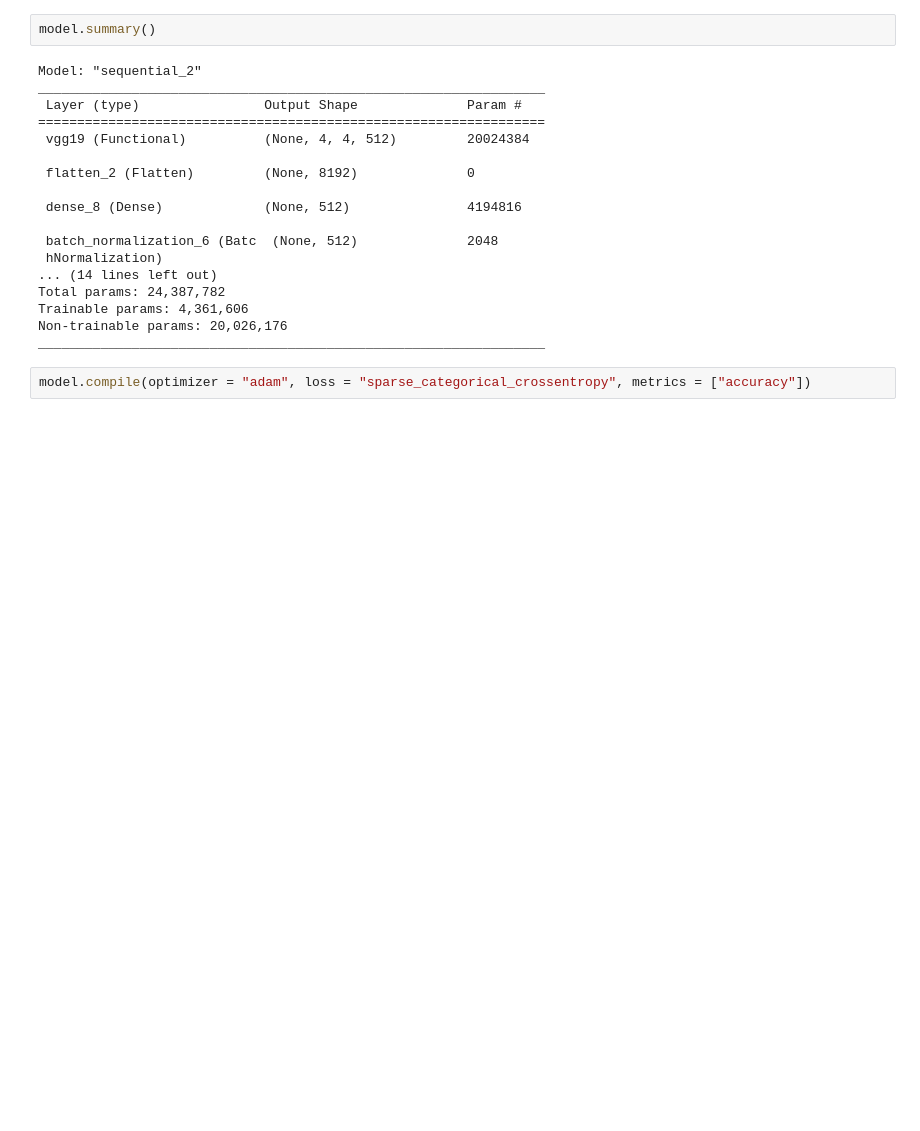
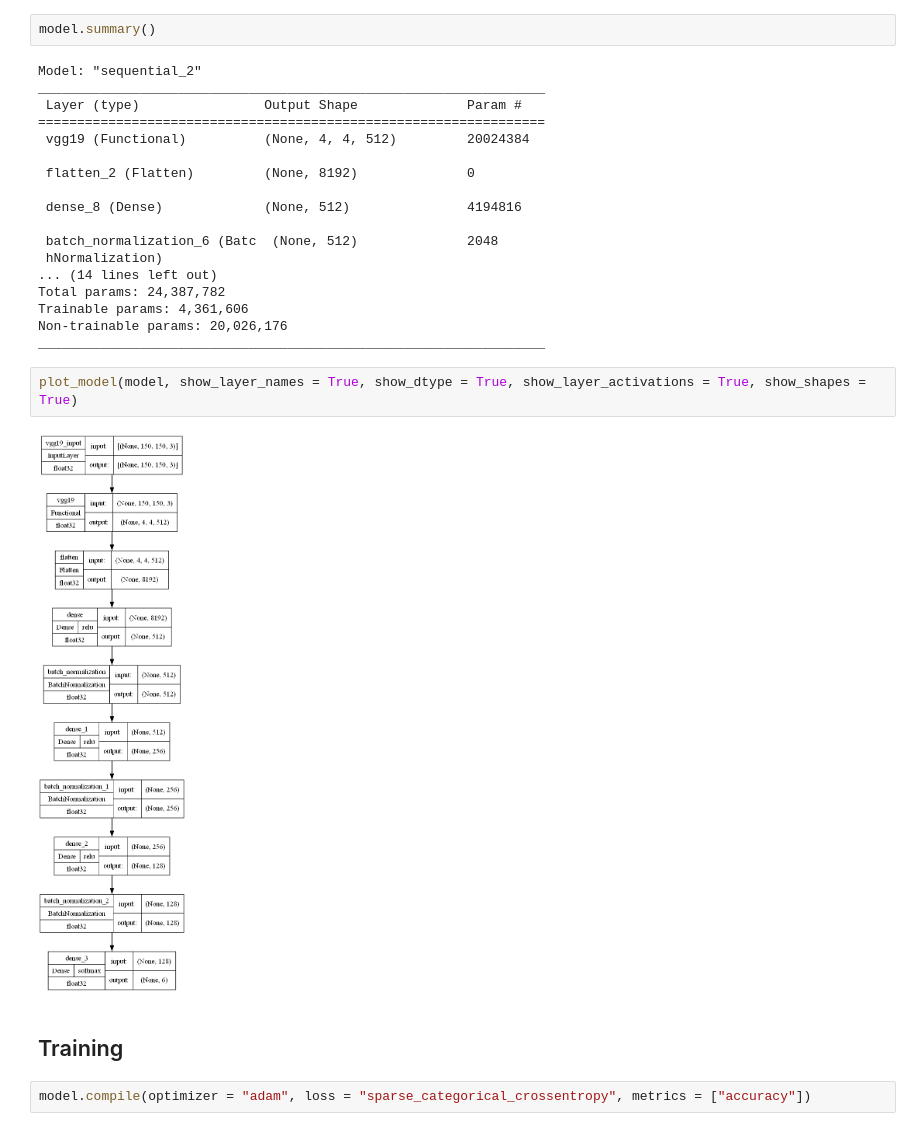
Before and after one commit to NSANTRA/Intel-CNN-Image-Classification, a Jupyter notebook: Notebooks/Classification With Transfer Learning.ipynb, the cells around one changed output. Saved outputs shown, nothing was run; the diff lists cells and outputs as text; blank space fills up the shorter version.

Commit message:
Updated README and Notebooks (Inlcuded Model Architecture Images)

```diff
--- a/Notebooks/Classification With Transfer Learning.ipynb
+++ b/Notebooks/Classification With Transfer Learning.ipynb
@@ -72,6 +75,12 @@ Total params: 24,387,782
 Trainable params: 4,361,606
 Non-trainable params: 20,026,176
 _________________________________________________________________
+# %%
+plot_model(model, show_layer_names = True, show_dtype = True, show_layer_activations = True, show_shapes = True)
+# %% [output]
+[figure, added]
+# %% [markdown]
+## Training
 # %%
 model.compile(optimizer = "adam", loss = "sparse_categorical_crossentropy", metrics = ["accuracy"])
 # %%
```
Also changed, not shown: parts of 4 cells of this notebook, 4 other files.
